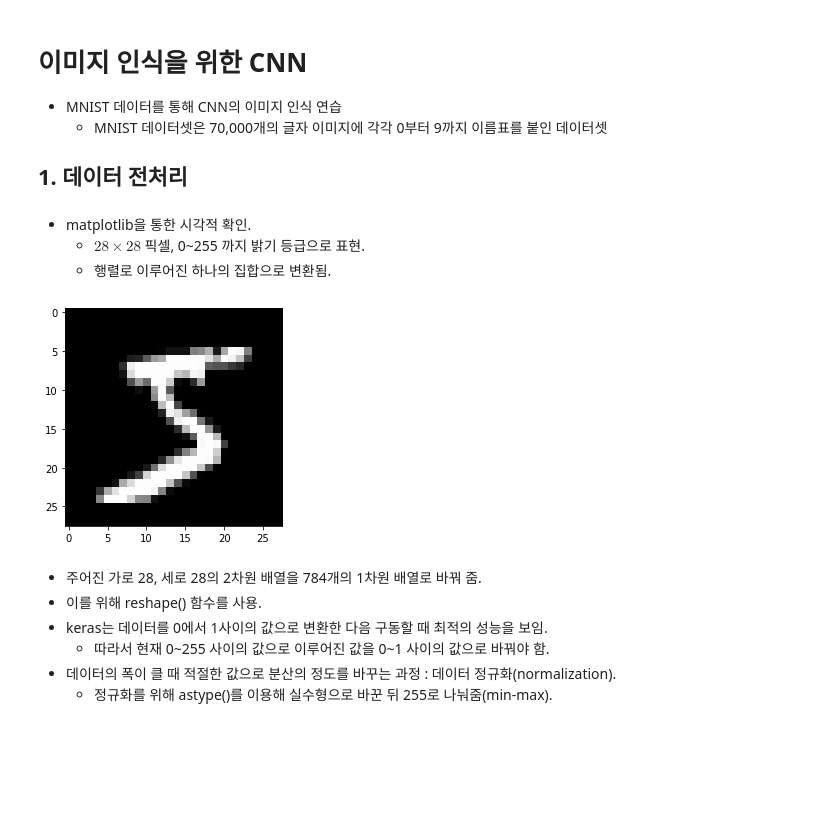
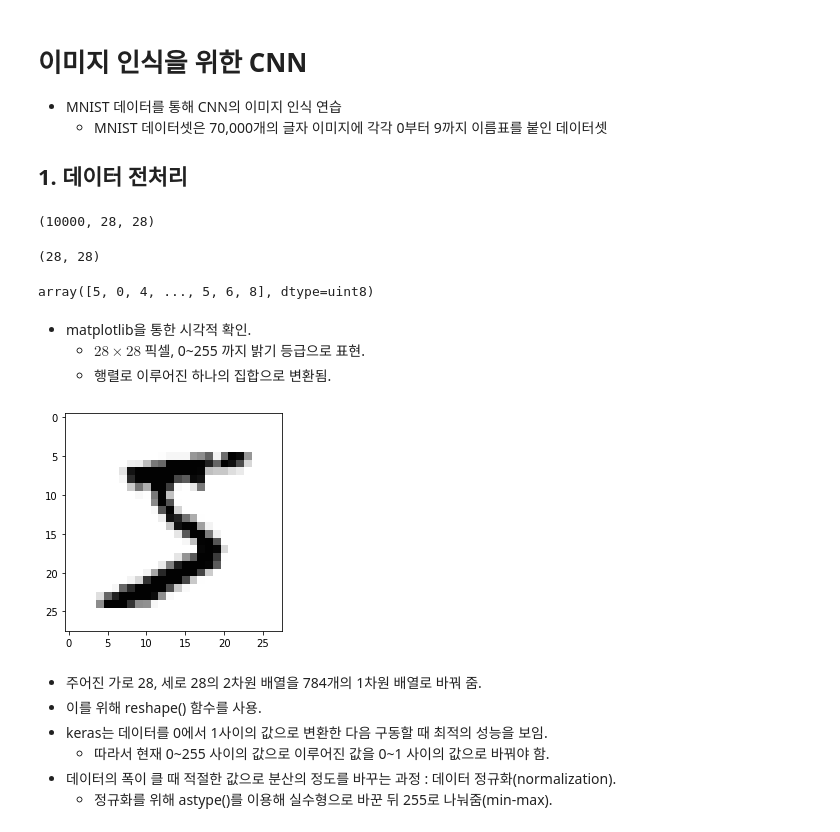
Before and after one commit to KTH7/Deep-Learning, a Jupyter notebook: CNN_mnist.ipynb, the cells around one changed output. Cells and saved outputs as stored; diff of their text form; code cells hidden in the pictures; blank space fills up the shorter version.

```diff
--- a/CNN_mnist.ipynb
+++ b/CNN_mnist.ipynb
@@ -21,0 +13,13 @@ from keras.layers import Dense
+# %%
+(X_train,y_train),(X_test,y_test)=load_data()
+X_test.shape
+# %% [output]
+(10000, 28, 28)
+# %%
+X_train[0].shape
+# %% [output]
+(28, 28)
+# %%
+y_train
+# %% [output]
+array([5, 0, 4, ..., 5, 6, 8], dtype=uint8)
@@ -25,15 +34,10 @@ from keras.layers import Dense
     * 행렬로 이루어진 하나의 집합으로 변환됨.
 # %%
 import matplotlib.pyplot as plt
-import numpy as np
-
-first_image = X_train[0]
-first_image = np.array(first_image, dtype=float)
-pixels = first_image.reshape((28, 28))
-plt.imshow(pixels, cmap="gray")
+plt.imshow(X_train[0],cmap='Greys')
 plt.show()
 # %% [output]
-[figure, old version]
+[figure, new version]
 # %% [markdown]
 * 주어진 가로 28, 세로 28의 2차원 배열을 784개의 1차원 배열로 바꿔 줌.
 * 이를 위해 reshape() 함수를 사용.
```
Also changed, not shown: parts of 38 cells of this notebook.
